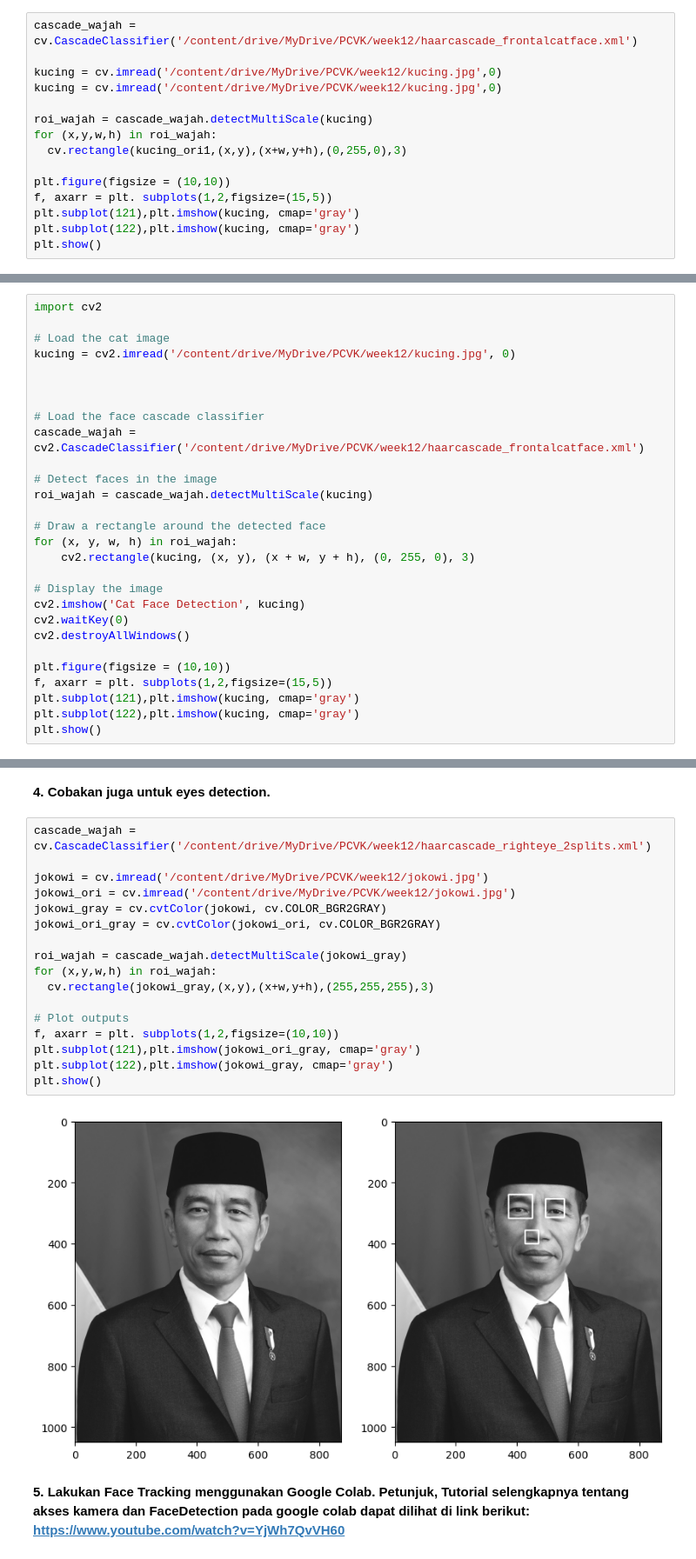
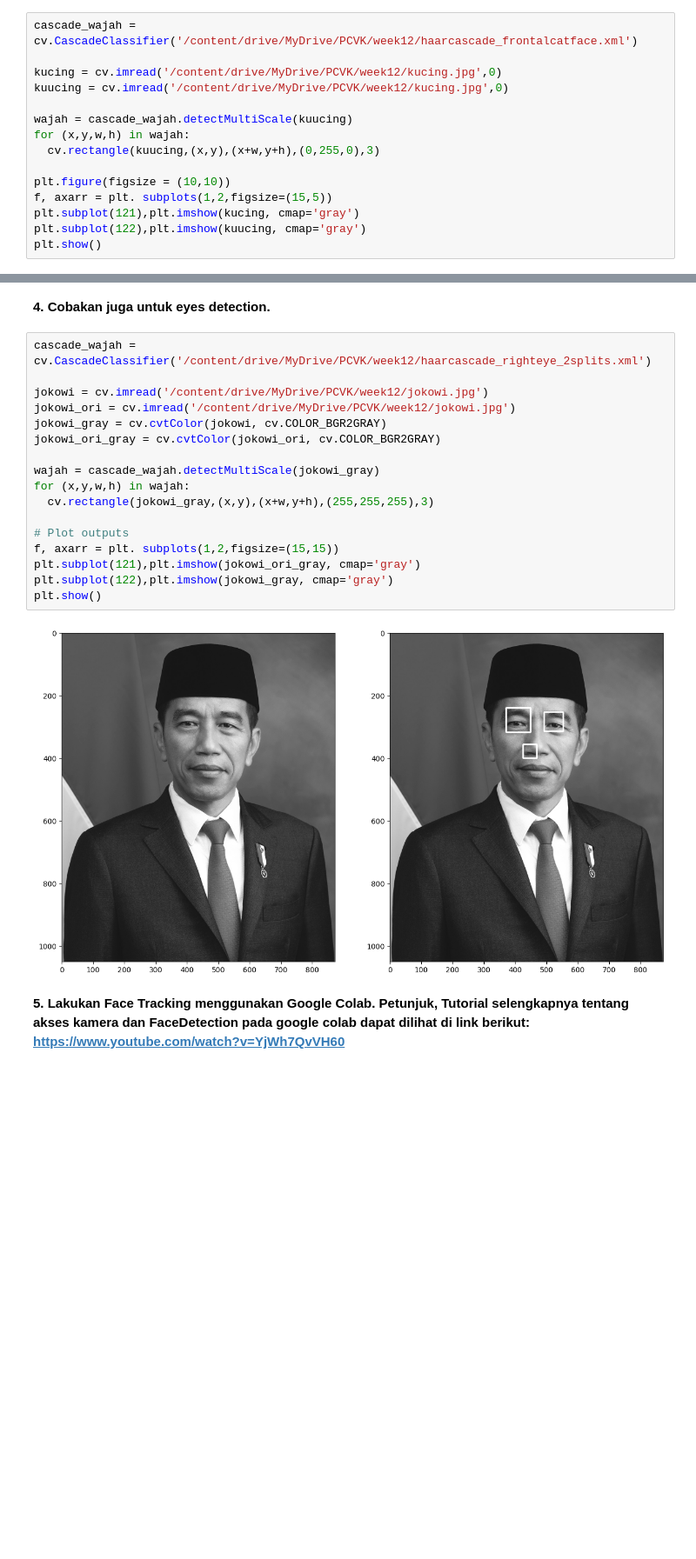
Before and after one commit to deviandinifebrianti/PCVK_Genap_2023, a Jupyter notebook: week12.ipynb, the cells around one changed output, grey strips where cells are left out. Shown at 87% size. Cells and saved outputs as stored; diff of their text form; blank space fills up the shorter version.

```diff
--- a/week12.ipynb
+++ b/week12.ipynb
@@ -137,16 +137,16 @@ search engines.**
 cascade_wajah = cv.CascadeClassifier('/content/drive/MyDrive/PCVK/week12/haarcascade_frontalcatface.xml')
 
 kucing = cv.imread('/content/drive/MyDrive/PCVK/week12/kucing.jpg',0)
-kucing = cv.imread('/content/drive/MyDrive/PCVK/week12/kucing.jpg',0)
+kuucing = cv.imread('/content/drive/MyDrive/PCVK/week12/kucing.jpg',0)
 
-roi_wajah = cascade_wajah.detectMultiScale(kucing)
-for (x,y,w,h) in roi_wajah:
-  cv.rectangle(kucing_ori1,(x,y),(x+w,y+h),(0,255,0),3)
+wajah = cascade_wajah.detectMultiScale(kuucing)
+for (x,y,w,h) in wajah:
+  cv.rectangle(kuucing,(x,y),(x+w,y+h),(0,255,0),3)
 
 plt.figure(figsize = (10,10))
 f, axarr = plt. subplots(1,2,figsize=(15,5))
 plt.subplot(121),plt.imshow(kucing, cmap='gray')
-plt.subplot(122),plt.imshow(kucing, cmap='gray')
+plt.subplot(122),plt.imshow(kuucing, cmap='gray')
 plt.show()
 # %% [output]
 <Figure size 1000x1000 with 0 Axes>
@@ -154,28 +153,0 @@ plt.show()
-# %%
-import cv2
-
-# Load the cat image
-kucing = cv2.imread('/content/drive/MyDrive/PCVK/week12/kucing.jpg', 0)
-
-
-
-# Load the face cascade classifier
-cascade_wajah = cv2.CascadeClassifier('/content/drive/MyDrive/PCVK/week12/haarcascade_frontalcatface.xml')
-
-# Detect faces in the image
-roi_wajah = cascade_wajah.detectMultiScale(kucing)
-
-# Draw a rectangle around the detected face
-for (x, y, w, h) in roi_wajah:
-    cv2.rectangle(kucing, (x, y), (x + w, y + h), (0, 255, 0), 3)
-
-# Display the image
-cv2.imshow('Cat Face Detection', kucing)
-cv2.waitKey(0)
-cv2.destroyAllWindows()
-
-plt.figure(figsize = (10,10))
-f, axarr = plt. subplots(1,2,figsize=(15,5))
-plt.subplot(121),plt.imshow(kucing, cmap='gray')
-plt.subplot(122),plt.imshow(kucing, cmap='gray')
-plt.show()
@@ -186,22 +156,22 @@ DisabledFunctionError: ignored
 # %%
 cascade_wajah = cv.CascadeClassifier('/content/drive/MyDrive/PCVK/week12/haarcascade_righteye_2splits.xml')
 
 jokowi = cv.imread('/content/drive/MyDrive/PCVK/week12/jokowi.jpg')
 jokowi_ori = cv.imread('/content/drive/MyDrive/PCVK/week12/jokowi.jpg')
 jokowi_gray = cv.cvtColor(jokowi, cv.COLOR_BGR2GRAY)
 jokowi_ori_gray = cv.cvtColor(jokowi_ori, cv.COLOR_BGR2GRAY)
 
-roi_wajah = cascade_wajah.detectMultiScale(jokowi_gray)
-for (x,y,w,h) in roi_wajah:
+wajah = cascade_wajah.detectMultiScale(jokowi_gray)
+for (x,y,w,h) in wajah:
   cv.rectangle(jokowi_gray,(x,y),(x+w,y+h),(255,255,255),3)
 
 # Plot outputs
-f, axarr = plt. subplots(1,2,figsize=(10,10))
+f, axarr = plt. subplots(1,2,figsize=(15,15))
 plt.subplot(121),plt.imshow(jokowi_ori_gray, cmap='gray')
 plt.subplot(122),plt.imshow(jokowi_gray, cmap='gray')
 plt.show()
 # %% [output]
-[figure, old version]
+[figure, new version]
 # %% [markdown]
 **5. Lakukan Face Tracking menggunakan Google Colab. Petunjuk, Tutorial selengkapnya
 tentang akses kamera dan FaceDetection pada google colab dapat dilihat di link
```
Also changed, not shown: parts of 4 cells of this notebook.
